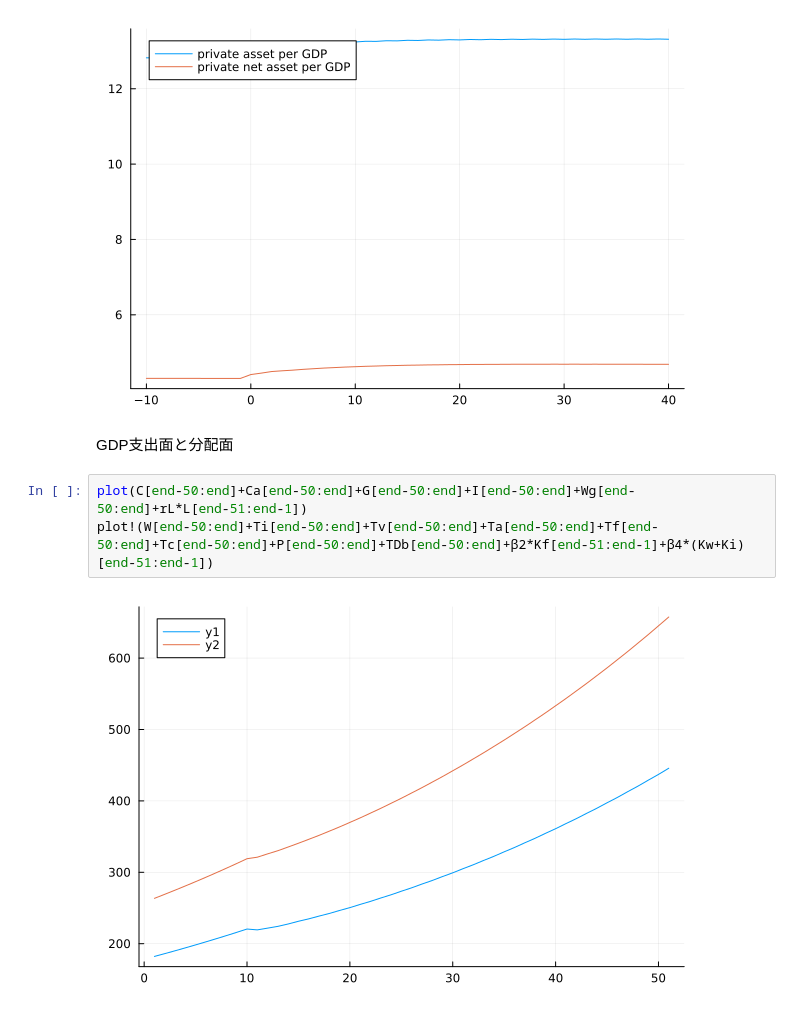
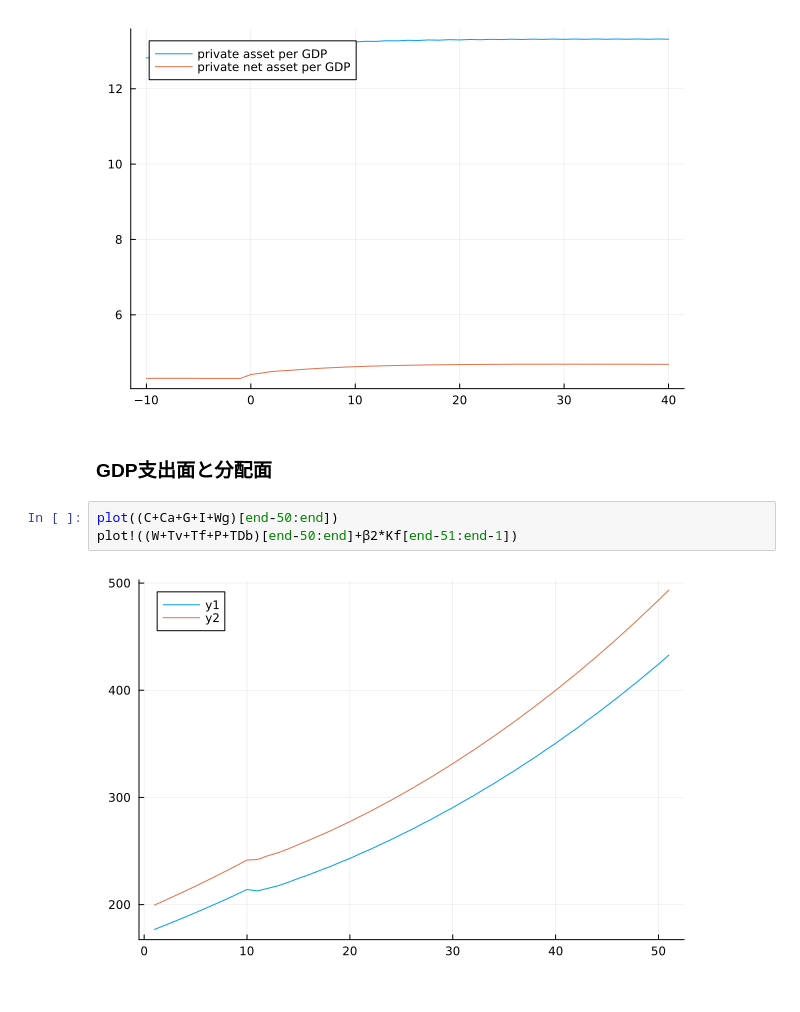
Before and after one commit to rokaboNatttsu/SFC_6, a Jupyter notebook: main.ipynb, the cells around one changed output. Cells and saved outputs as stored; diff of their text form.

```diff
--- a/main.ipynb
+++ b/main.ipynb
@@ -741,10 +741,10 @@ plot(-10:40, (K+M+L+Ei+Eb+D+GB+H)[end-50:end]./((C+Ca+G+I+Wg)[end-50:end]+rL*L[e
 plot!(-10:40, (NWw+NWi+NWf+NWb)[end-50:end]./((C+Ca+G+I+Wg)[end-50:end]+rL*L[end-51:end-1]), label="private net asset per GDP")
 # %% [output]
 [figure]
-# %% [markdown]
-GDP支出面と分配面
+# %% [markdown]
+### GDP支出面と分配面
 # %%
-plot(C[end-50:end]+Ca[end-50:end]+G[end-50:end]+I[end-50:end]+Wg[end-50:end]+rL*L[end-51:end-1])
-plot!(W[end-50:end]+Ti[end-50:end]+Tv[end-50:end]+Ta[end-50:end]+Tf[end-50:end]+Tc[end-50:end]+P[end-50:end]+TDb[end-50:end]+β2*Kf[end-51:end-1]+β4*(Kw+Ki)[end-51:end-1])
+plot((C+Ca+G+I+Wg)[end-50:end])
+plot!((W+Tv+Tf+P+TDb)[end-50:end]+β2*Kf[end-51:end-1])
 # %% [output]
-[figure, old version]
+[figure, new version]
```
Also changed, not shown: 1 other file.
